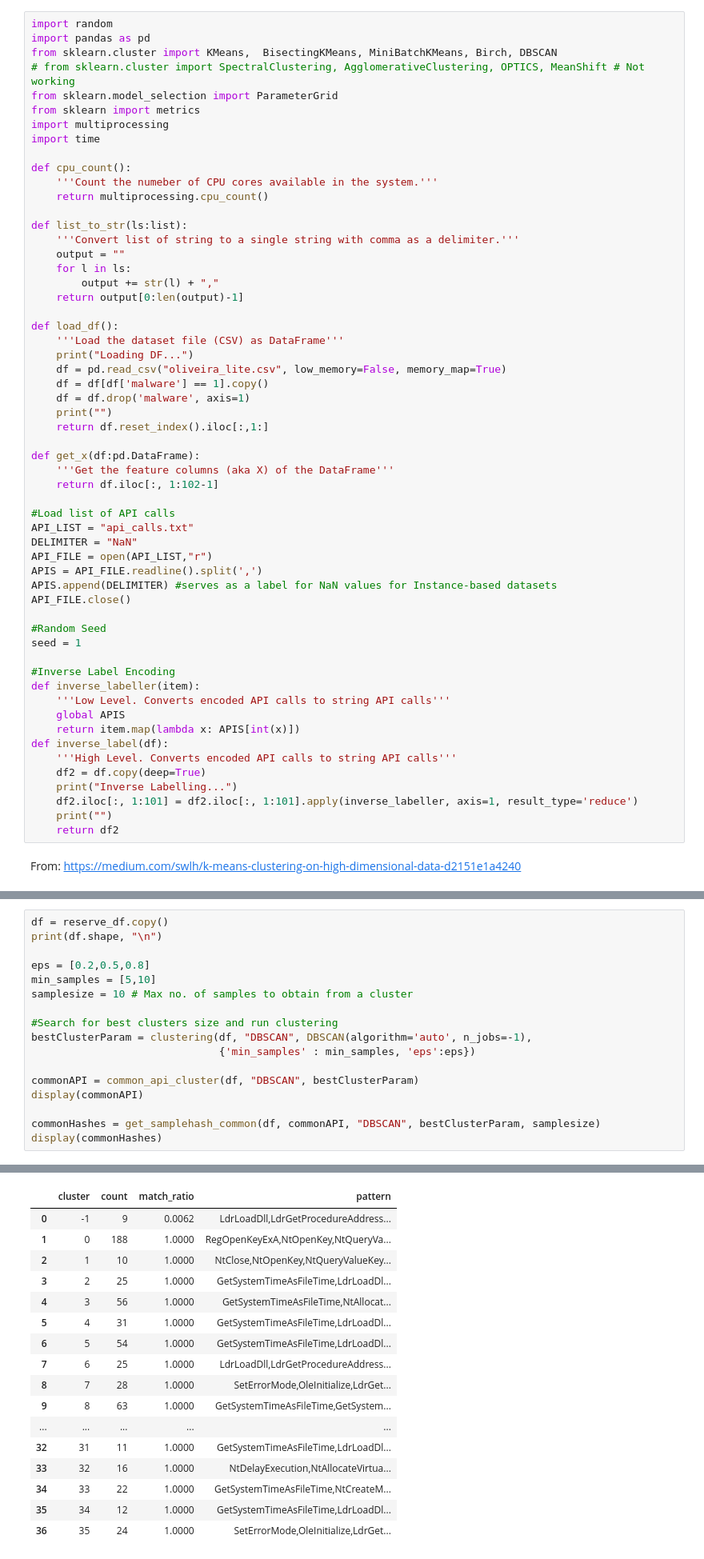
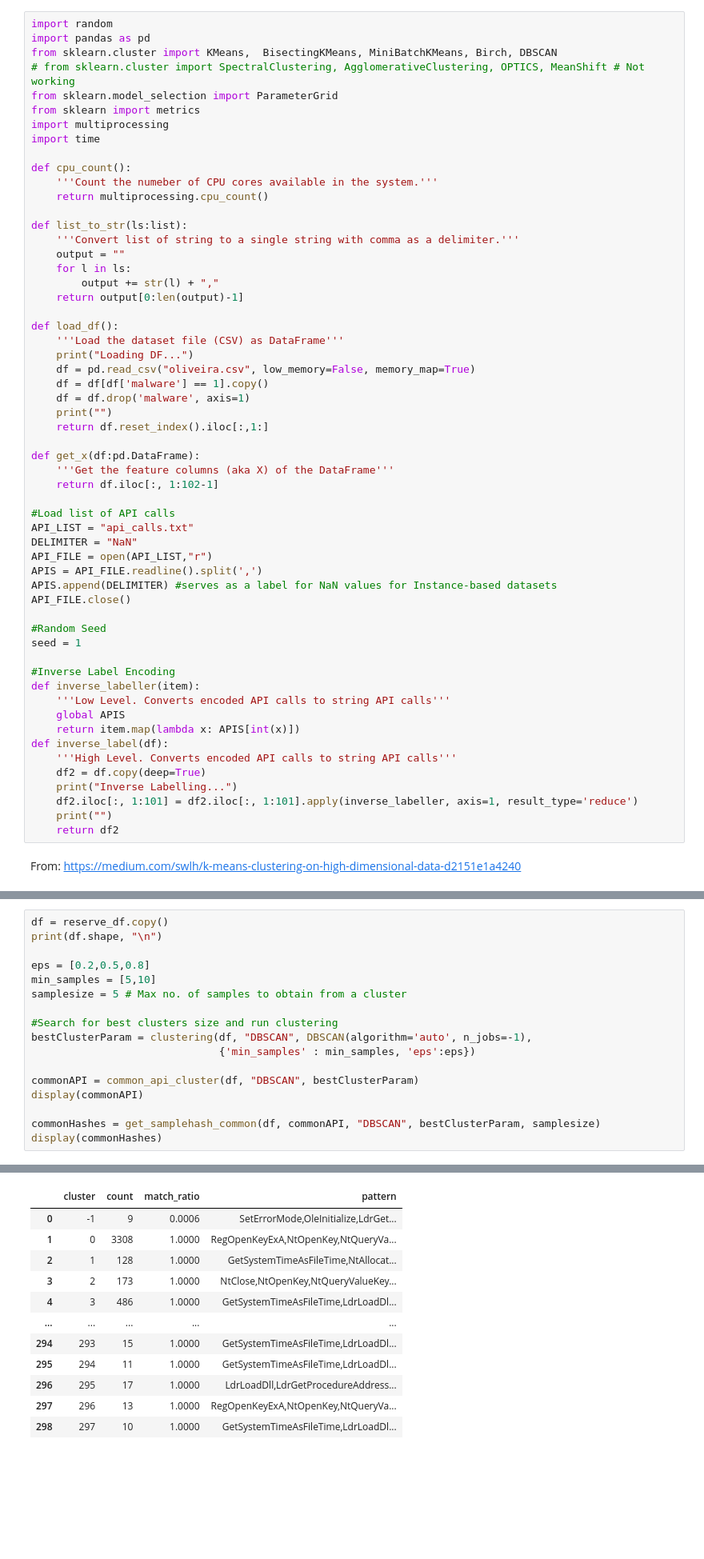
Before and after one commit to jm55/THESIS, a Jupyter notebook: Official Development/Dataset/[OFFICIAL] Clustering_Malicious.ipynb, the cells around one changed output, grey strips where cells are left out. Shown at 80% size. Saved outputs shown, nothing was run; the diff lists cells and outputs as text; blank space fills up the shorter version.

```diff
--- a/Official Development/Dataset/[OFFICIAL] Clustering_Malicious.ipynb
+++ b/Official Development/Dataset/[OFFICIAL] Clustering_Malicious.ipynb
@@ -28,7 +28,7 @@ def list_to_str(ls:list):
 def load_df():
     '''Load the dataset file (CSV) as DataFrame'''
     print("Loading DF...")
-    df = pd.read_csv("oliveira_lite.csv", low_memory=False, memory_map=True)
+    df = pd.read_csv("oliveira.csv", low_memory=False, memory_map=True)
     df = df[df['malware'] == 1].copy()
     df = df.drop('malware', axis=1)
     print("")
@@ -398,7 +381,7 @@ print(df.shape, "\n")
 
 eps = [0.2,0.5,0.8]
 min_samples = [5,10]
-samplesize = 10 # Max no. of samples to obtain from a cluster
+samplesize = 5 # Max no. of samples to obtain from a cluster
 
 #Search for best clusters size and run clustering
 bestClusterParam = clustering(df, "DBSCAN", DBSCAN(algorithm='auto', n_jobs=-1),
@@ -431,17 +413,12 @@ Searching for Common API Patterns per Cluster...
 |  | cluster | count | match_ratio | pattern |
-| 0 | -1 | 9 | 0.0062 | LdrLoadDll,LdrGetProcedureAddress... |
-| 1 | 0 | 188 | 1.0000 | RegOpenKeyExA,NtOpenKey,NtQueryVa... |
-| 2 | 1 | 10 | 1.0000 | NtClose,NtOpenKey,NtQueryValueKey... |
-| 3 | 2 | 25 | 1.0000 | GetSystemTimeAsFileTime,LdrLoadDl... |
-| 4 | 3 | 56 | 1.0000 | GetSystemTimeAsFileTime,NtAllocat... |
-| 5 | 4 | 31 | 1.0000 | GetSystemTimeAsFileTime,LdrLoadDl... |
-| 6 | 5 | 54 | 1.0000 | GetSystemTimeAsFileTime,LdrLoadDl... |
-| 7 | 6 | 25 | 1.0000 | LdrLoadDll,LdrGetProcedureAddress... |
-| 8 | 7 | 28 | 1.0000 | SetErrorMode,OleInitialize,LdrGet... |
-| 9 | 8 | 63 | 1.0000 | GetSystemTimeAsFileTime,GetSystem... |
+| 0 | -1 | 9 | 0.0006 | SetErrorMode,OleInitialize,LdrGet... |
+| 1 | 0 | 3308 | 1.0000 | RegOpenKeyExA,NtOpenKey,NtQueryVa... |
+| 2 | 1 | 128 | 1.0000 | GetSystemTimeAsFileTime,NtAllocat... |
+| 3 | 2 | 173 | 1.0000 | NtClose,NtOpenKey,NtQueryValueKey... |
+| 4 | 3 | 486 | 1.0000 | GetSystemTimeAsFileTime,LdrLoadDl... |
 | ... | ... | ... | ... | ... |
-| 32 | 31 | 11 | 1.0000 | GetSystemTimeAsFileTime,LdrLoadDl... |
-| 33 | 32 | 16 | 1.0000 | NtDelayExecution,NtAllocateVirtua... |
-| 34 | 33 | 22 | 1.0000 | GetSystemTimeAsFileTime,NtCreateM... |
-| 35 | 34 | 12 | 1.0000 | GetSystemTimeAsFileTime,LdrLoadDl... |
-| 36 | 35 | 24 | 1.0000 | SetErrorMode,OleInitialize,LdrGet... |
+| 294 | 293 | 15 | 1.0000 | GetSystemTimeAsFileTime,LdrLoadDl... |
+| 295 | 294 | 11 | 1.0000 | GetSystemTimeAsFileTime,LdrLoadDl... |
+| 296 | 295 | 17 | 1.0000 | LdrLoadDll,LdrGetProcedureAddress... |
+| 297 | 296 | 13 | 1.0000 | RegOpenKeyExA,NtOpenKey,NtQueryVa... |
+| 298 | 297 | 10 | 1.0000 | GetSystemTimeAsFileTime,LdrLoadDl... |
```
Also changed, not shown: parts of 11 cells of this notebook, 4 other files.
